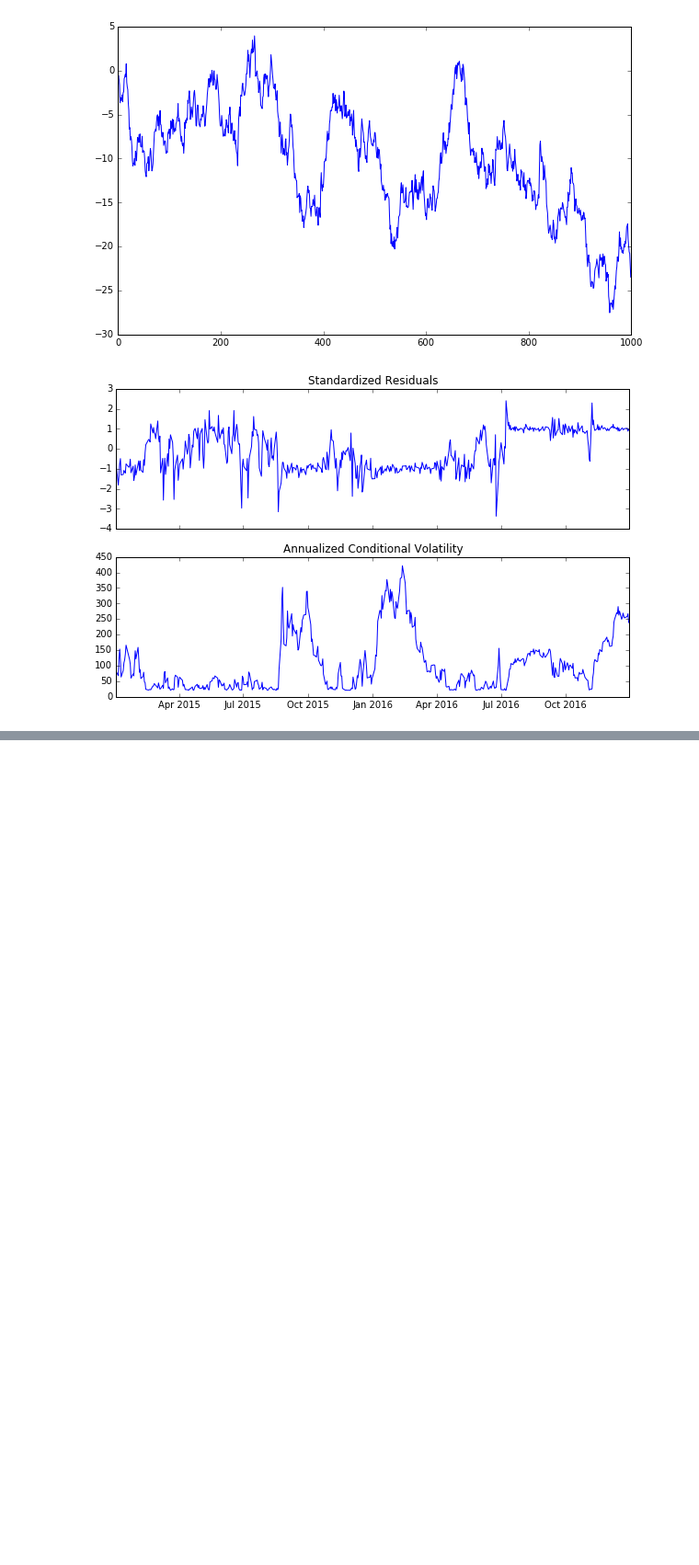
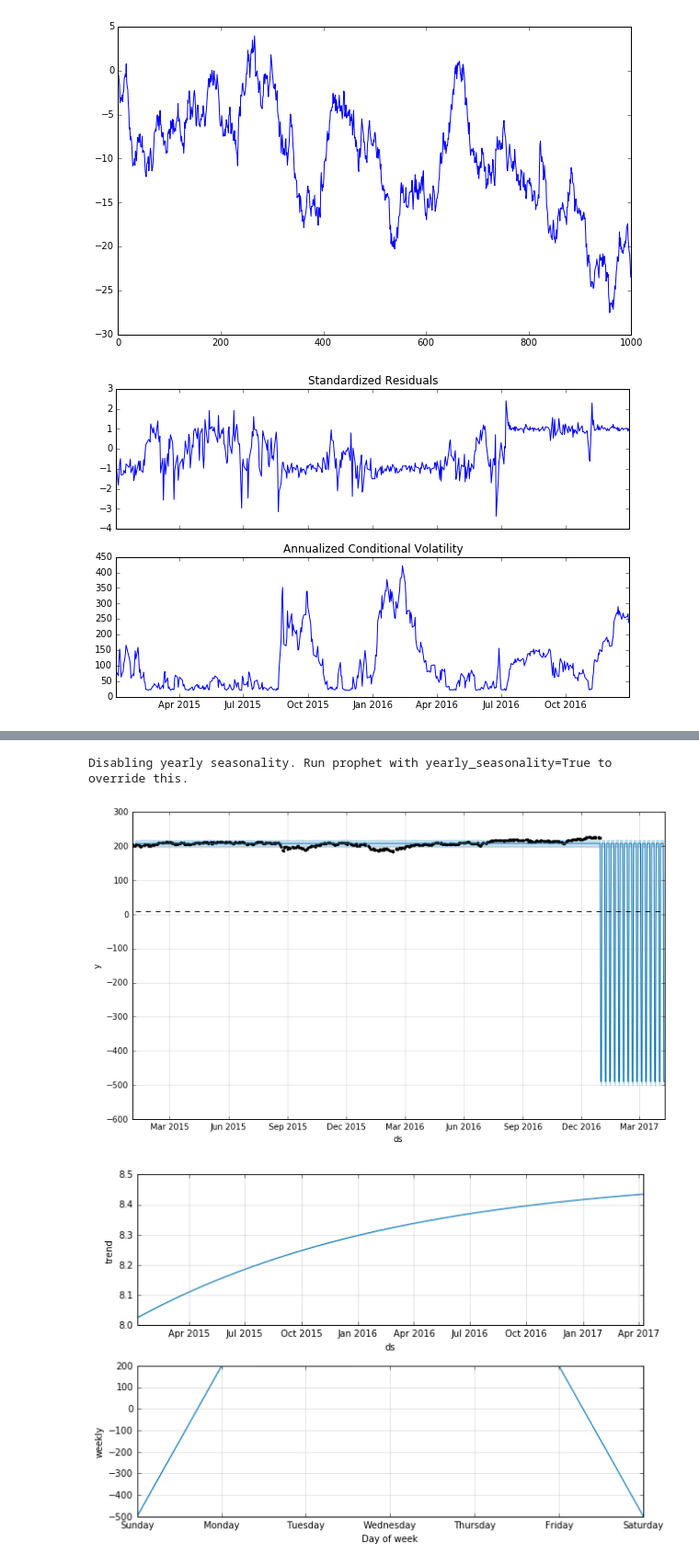
Before and after one commit to hisarack/hello-tsa, a Jupyter notebook: hello_arch.ipynb, the cells around one changed output, grey strips where cells are left out. Shown at 92% size. Saved outputs shown, nothing was run; the diff lists cells and outputs as text; code cells hidden in the pictures; blank space fills up the shorter version.

```diff
--- a/hello_arch.ipynb
+++ b/hello_arch.ipynb
@@ -253,0 +297,14 @@ Covariance estimator: robust
+# %%
+prophet_log = Prophet(growth='logistic')
+prophet_log.fit(df_spy)
+future_log = prophet_log.make_future_dataframe(periods=100)
+future_log['cap'] = 8.5
+forecast = prophet_log.predict(future_log)
+prophet_log.plot(forecast[3:])
+plt.show()
+prophet_log.plot_components(forecast[3:])
+plt.show()
+# %% [output]
+Disabling yearly seasonality. Run prophet with yearly_seasonality=True to override this.
+[figure, added]
+[figure, added]
```
Also changed, not shown: parts of 7 cells of this notebook, 1 other file.
